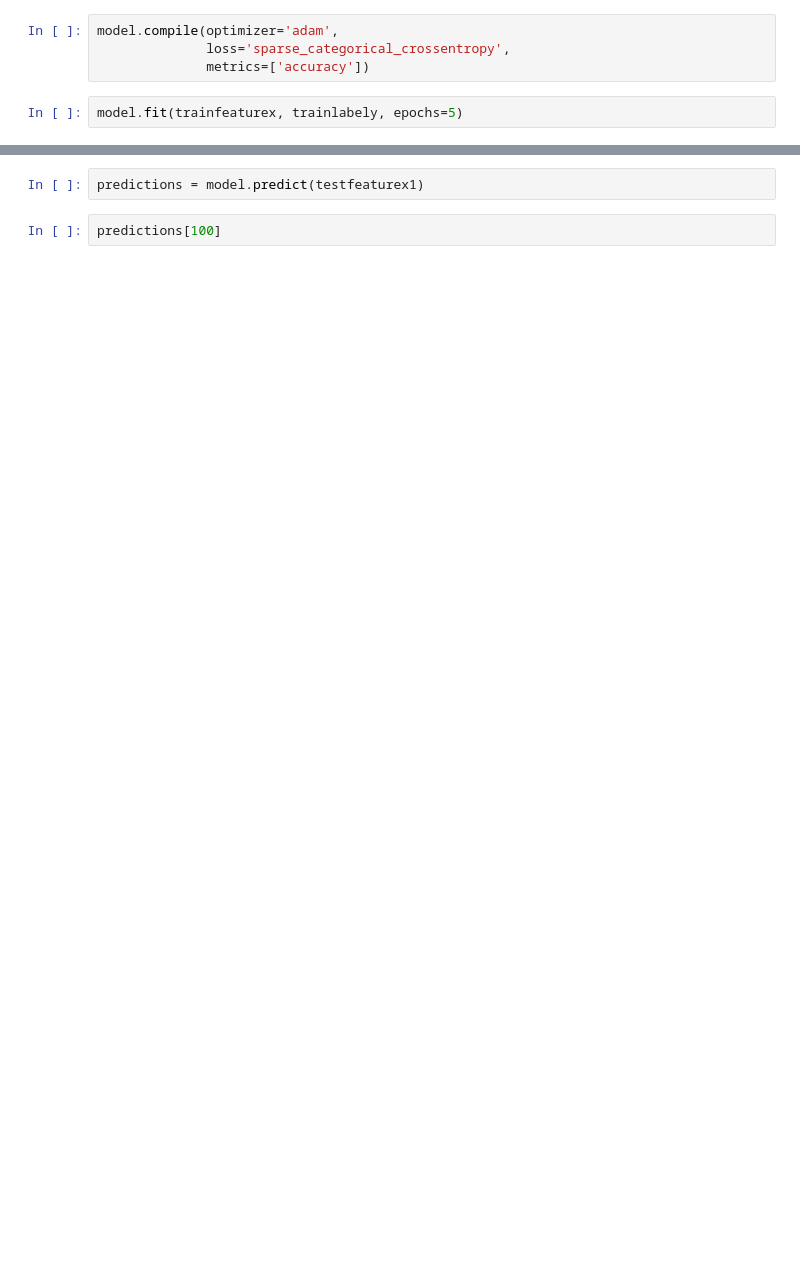
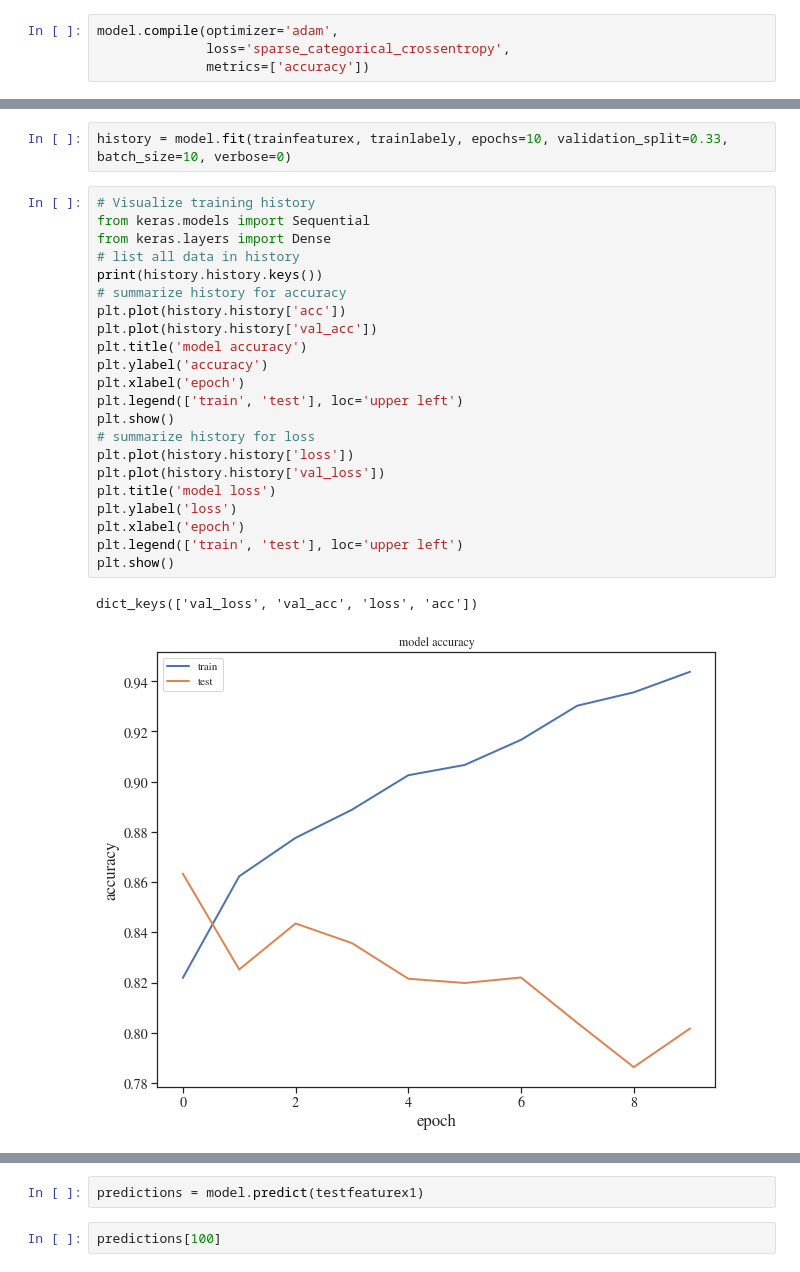
Before and after one commit to suntearinheart/machinelearning2019, a Jupyter notebook: dogcat/dogcatcnn.ipynb, the cells around one changed output, grey strips where cells are left out. Cells and saved outputs as stored; diff of their text form; blank space fills up the shorter version.

```diff
--- a/dogcat/dogcatcnn.ipynb
+++ b/dogcat/dogcatcnn.ipynb
@@ -268,5 +276,3 @@ model.add(Dense(len(CATEGORIES), activation='softmax'))
 model.compile(optimizer='adam',
               loss='sparse_categorical_crossentropy',
               metrics=['accuracy'])
-# %%
-model.fit(trainfeaturex, trainlabely, epochs=5)
@@ -284,0 +279,27 @@ Epoch 5/5
+# %%
+history = model.fit(trainfeaturex, trainlabely, epochs=10, validation_split=0.33, batch_size=10, verbose=0)
+# %%
+# Visualize training history
+from keras.models import Sequential
+from keras.layers import Dense
+# list all data in history
+print(history.history.keys())
+# summarize history for accuracy
+plt.plot(history.history['acc'])
+plt.plot(history.history['val_acc'])
+plt.title('model accuracy')
+plt.ylabel('accuracy')
+plt.xlabel('epoch')
+plt.legend(['train', 'test'], loc='upper left')
+plt.show()
+# summarize history for loss
+plt.plot(history.history['loss'])
+plt.plot(history.history['val_loss'])
+plt.title('model loss')
+plt.ylabel('loss')
+plt.xlabel('epoch')
+plt.legend(['train', 'test'], loc='upper left')
+plt.show()
+# %% [output]
+dict_keys(['val_loss', 'val_acc', 'loss', 'acc'])
+[figure, added]
```
Also changed, not shown: parts of 19 cells of this notebook.
